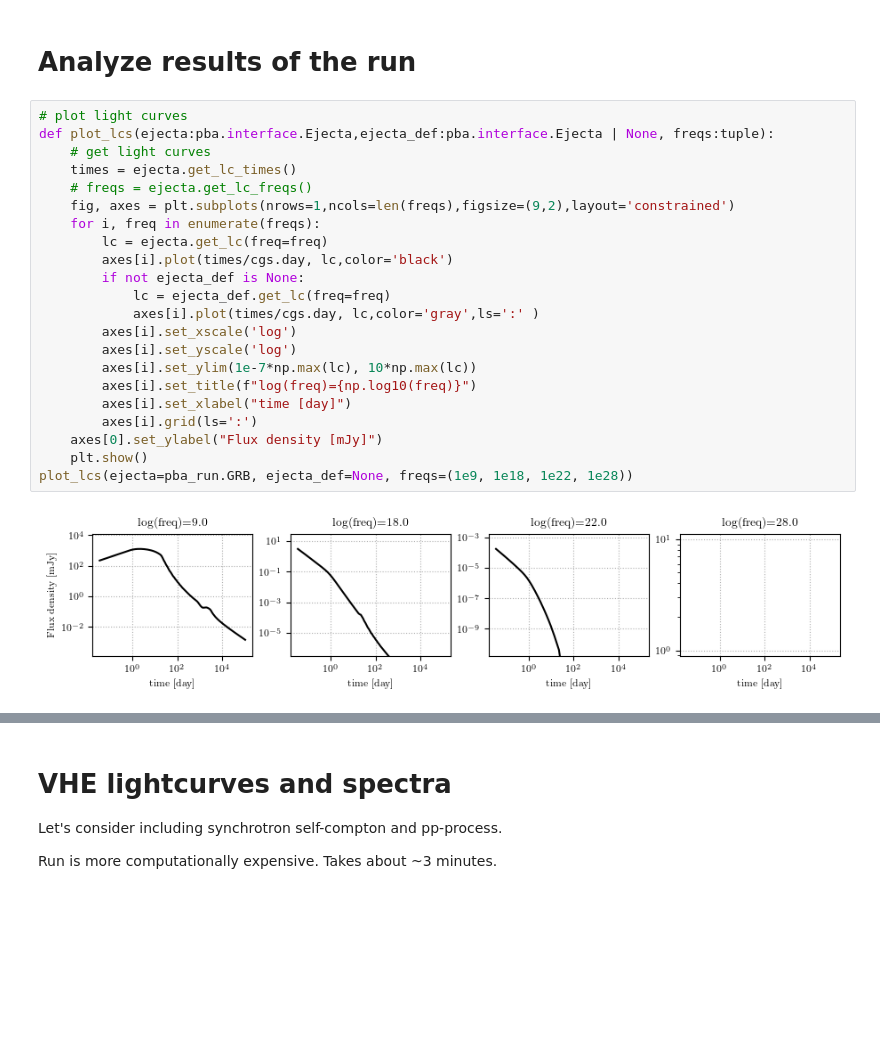
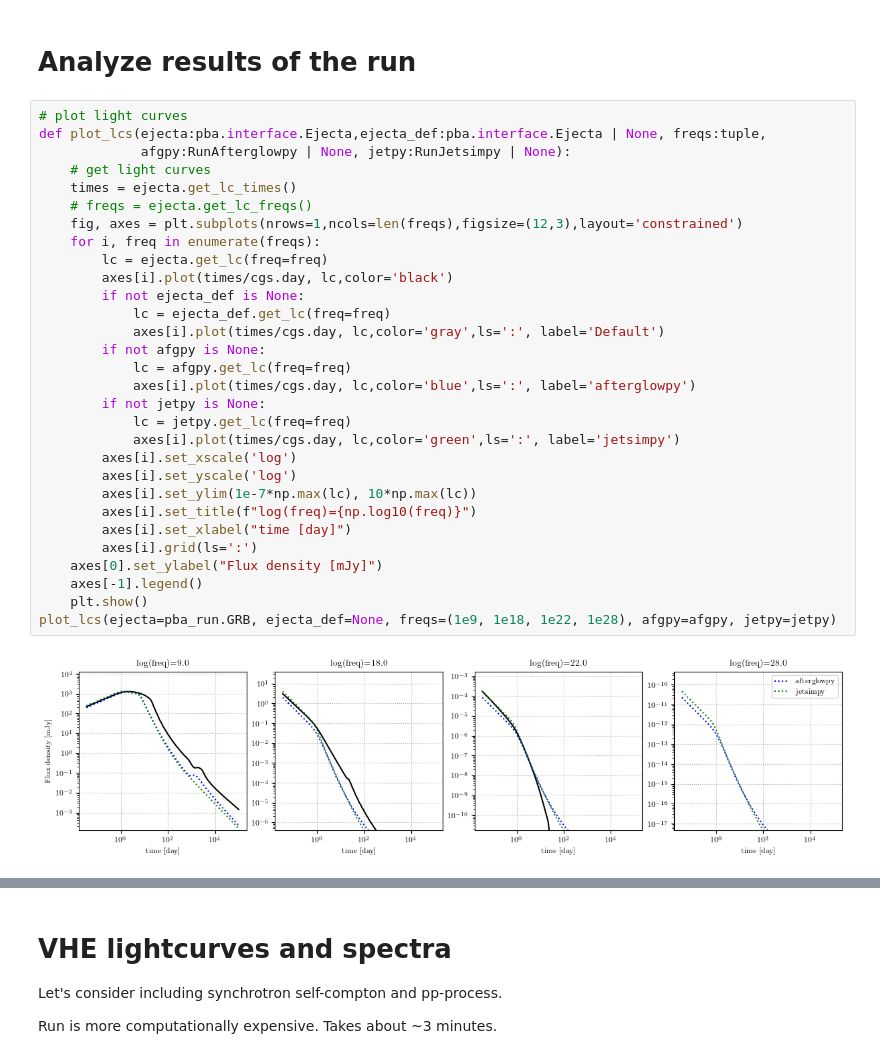
Before and after one commit to vsevolodnedora/PyBlastAfterglowMag, a Jupyter notebook: notebooks/grb_afterglow/tophat_jet.ipynb, the cells around one changed output, grey strips where cells are left out. Saved outputs shown, nothing was run; the diff lists cells and outputs as text; blank space fills up the shorter version.

```diff
--- a/notebooks/grb_afterglow/tophat_jet.ipynb
+++ b/notebooks/grb_afterglow/tophat_jet.ipynb
@@ -73,26 +227,34 @@ clear_output(wait=False)
 # Analyze results of the run
 # %%
 # plot light curves
-def plot_lcs(ejecta:pba.interface.Ejecta,ejecta_def:pba.interface.Ejecta | None, freqs:tuple):
+def plot_lcs(ejecta:pba.interface.Ejecta,ejecta_def:pba.interface.Ejecta | None, freqs:tuple,
+             afgpy:RunAfterglowpy | None, jetpy:RunJetsimpy | None):
     # get light curves
     times = ejecta.get_lc_times()
     # freqs = ejecta.get_lc_freqs()
-    fig, axes = plt.subplots(nrows=1,ncols=len(freqs),figsize=(9,2),layout='constrained')
+    fig, axes = plt.subplots(nrows=1,ncols=len(freqs),figsize=(12,3),layout='constrained')
     for i, freq in enumerate(freqs):
         lc = ejecta.get_lc(freq=freq)
         axes[i].plot(times/cgs.day, lc,color='black')
         if not ejecta_def is None:
             lc = ejecta_def.get_lc(freq=freq)
-            axes[i].plot(times/cgs.day, lc,color='gray',ls=':' )
+            axes[i].plot(times/cgs.day, lc,color='gray',ls=':', label='Default')
+        if not afgpy is None:
+            lc = afgpy.get_lc(freq=freq)
+            axes[i].plot(times/cgs.day, lc,color='blue',ls=':', label='afterglowpy')
+        if not jetpy is None:
+            lc = jetpy.get_lc(freq=freq)
+            axes[i].plot(times/cgs.day, lc,color='green',ls=':', label='jetsimpy')
         axes[i].set_xscale('log')
         axes[i].set_yscale('log')
         axes[i].set_ylim(1e-7*np.max(lc), 10*np.max(lc))
         axes[i].set_title(f"log(freq)={np.log10(freq)}")
         axes[i].set_xlabel("time [day]")
         axes[i].grid(ls=':')
     axes[0].set_ylabel("Flux density [mJy]")
+    axes[-1].legend()
     plt.show()
-plot_lcs(ejecta=pba_run.GRB, ejecta_def=None, freqs=(1e9, 1e18, 1e22, 1e28))
+plot_lcs(ejecta=pba_run.GRB, ejecta_def=None, freqs=(1e9, 1e18, 1e22, 1e28), afgpy=afgpy, jetpy=jetpy)
 # %% [output]
-[figure, old version]
+[figure, new version]
 # %%
```
Also changed, not shown: parts of 15 cells of this notebook.
